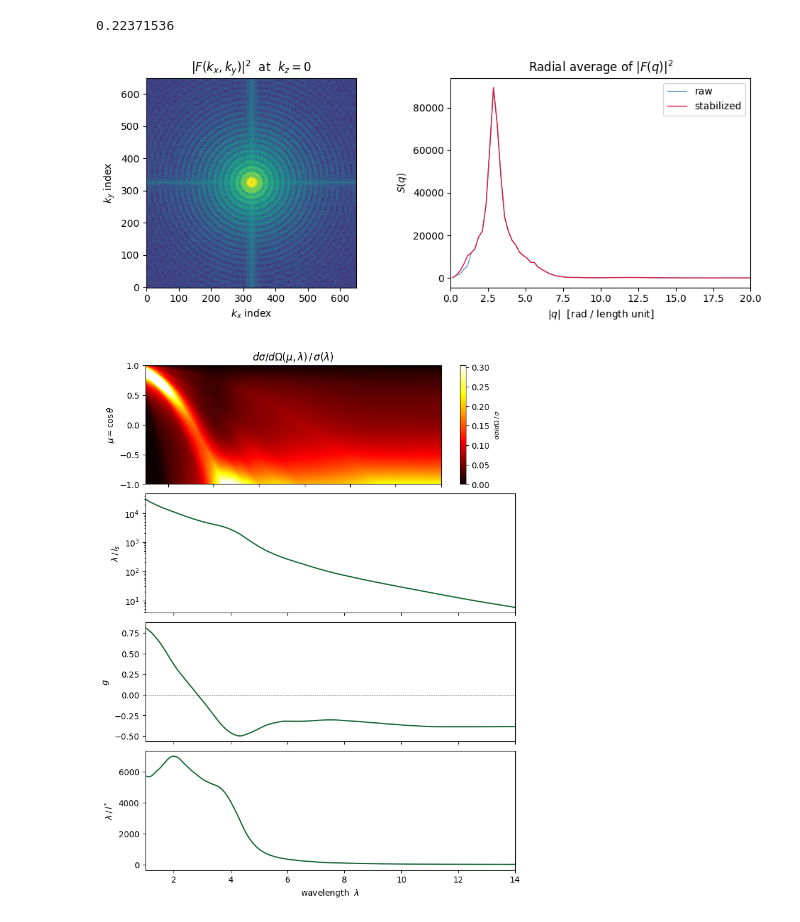
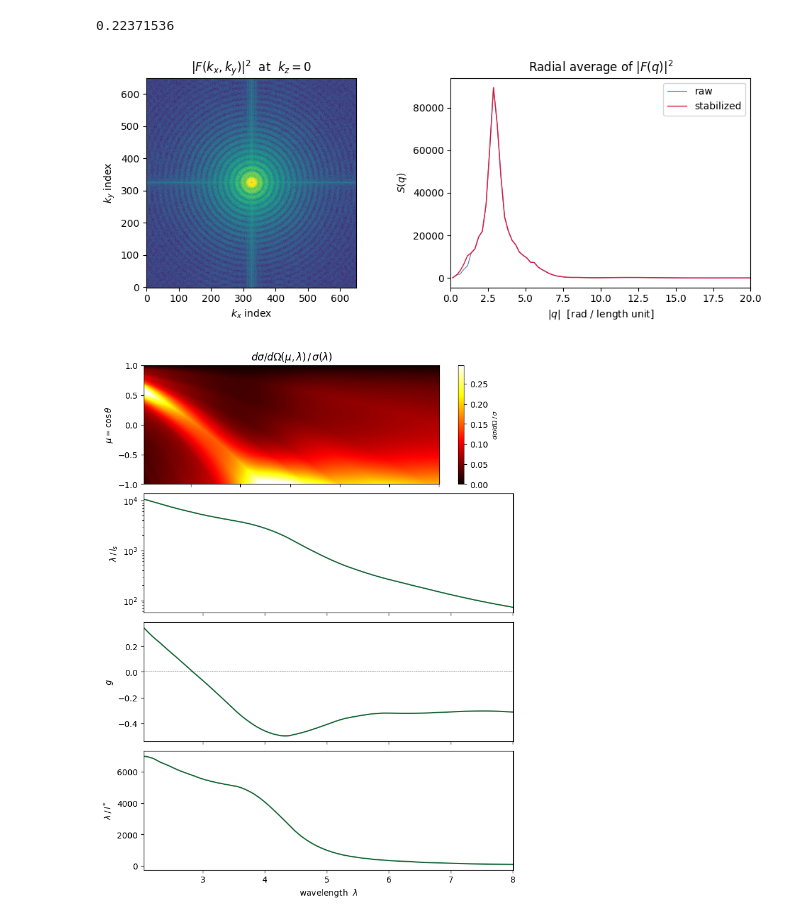
Before and after one commit to fhernandez93/LoadingPermittivityDistToSlabTransmission, a Jupyter notebook: Notebooks/LSU Project/20251001_LSU_Localization_Tests/20250903_create_h5_from_ends.ipynb, the cells around one changed output. Cells and saved outputs as stored; diff of their text form; code cells hidden in the pictures.

```diff
--- a/Notebooks/LSU Project/20251001_LSU_Localization_Tests/20250903_create_h5_from_ends.ipynb
+++ b/Notebooks/LSU Project/20251001_LSU_Localization_Tests/20250903_create_h5_from_ends.ipynb
@@ -498,17 +498,18 @@ def plot_rdg_results(results, characteristic_length=None, figsize=(8, 11)):
     return fig
 # %%
 # Assuming your eps array and physical setup:
+a=2.562629142772549
 results = rdg_spectrum(
     permittivity_grid,
     box_size=BOX_SIZE,           # or (Lx, Ly, Lz)
     n_bg=1.0,
-    wavelengths=np.linspace(1, 14, 500),  # fine sampling for smooth curves
+    wavelengths=a/np.linspace(1.25, 0.32, 1700),  # fine sampling for smooth curves
     n_lowq_skip=5,
     n_lowq_fit=15,
 )
 
 fig1 = plot_structure_factor(results)   # replicates Image 1
 fig2 = plot_rdg_results(results, characteristic_length=1)  # replicates Image 2
 # %% [output]
 [figure]
-[figure, old version]
+[figure, new version]
```
Also changed, not shown: parts of 1 cell of this notebook, 2 other files.
